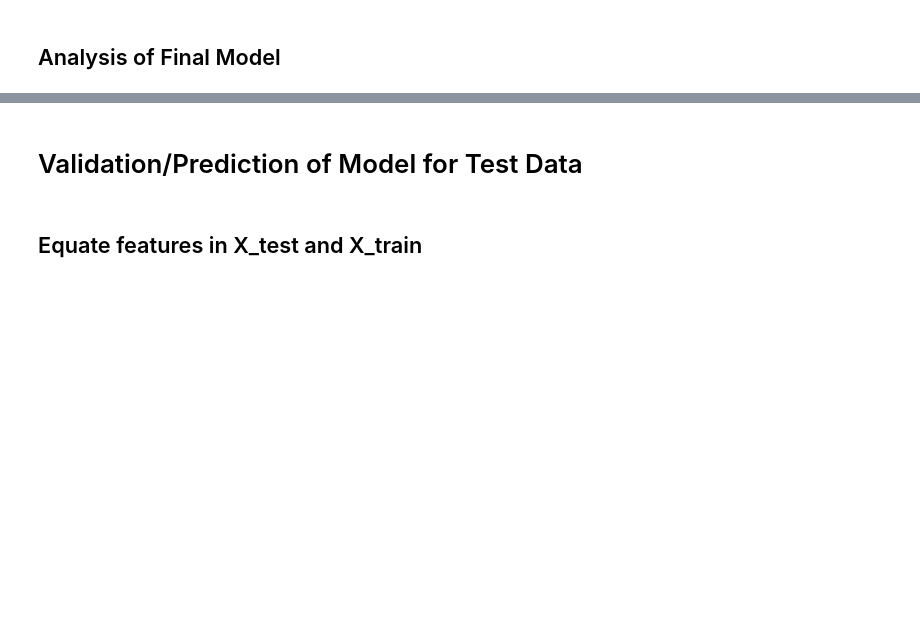
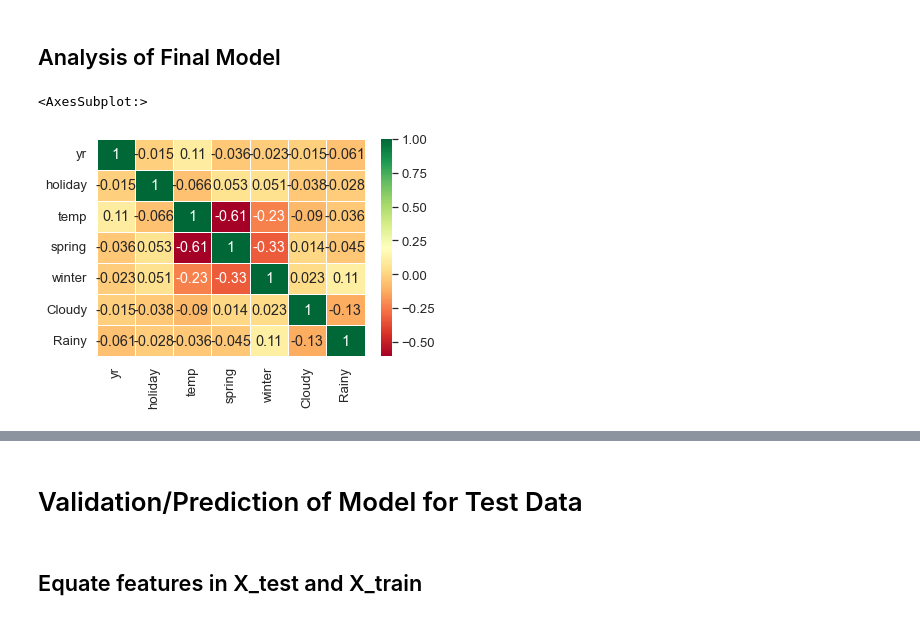
Before and after one commit to Monica05-aadi/Bike_LinearRegression, a Jupyter notebook: Bike Assignment.ipynb, the cells around one changed output, grey strips where cells are left out. Drawn from its saved outputs; the diff is of its cells as text; code cells hidden in the pictures; blank space fills up the shorter version.

```diff
--- a/Bike Assignment.ipynb
+++ b/Bike Assignment.ipynb
@@ -484,4 +484,12 @@ Notes:
 [1] Standard Errors assume that the covariance matrix of the errors is correctly specified.
 # %% [markdown]
 ## Analysis of Final Model
+# %%
+# Above Model-4 seems fairly good. But let's confirm once more for any hidden correlations
+# among our model variables.
+
+sns.heatmap(X_train.corr(), annot = True, cmap="RdYlGn", linewidth =1)
+# %% [output]
+<AxesSubplot:>
+[figure, added]
 # %% [markdown]
```
Also changed, not shown: parts of 10 cells of this notebook.
